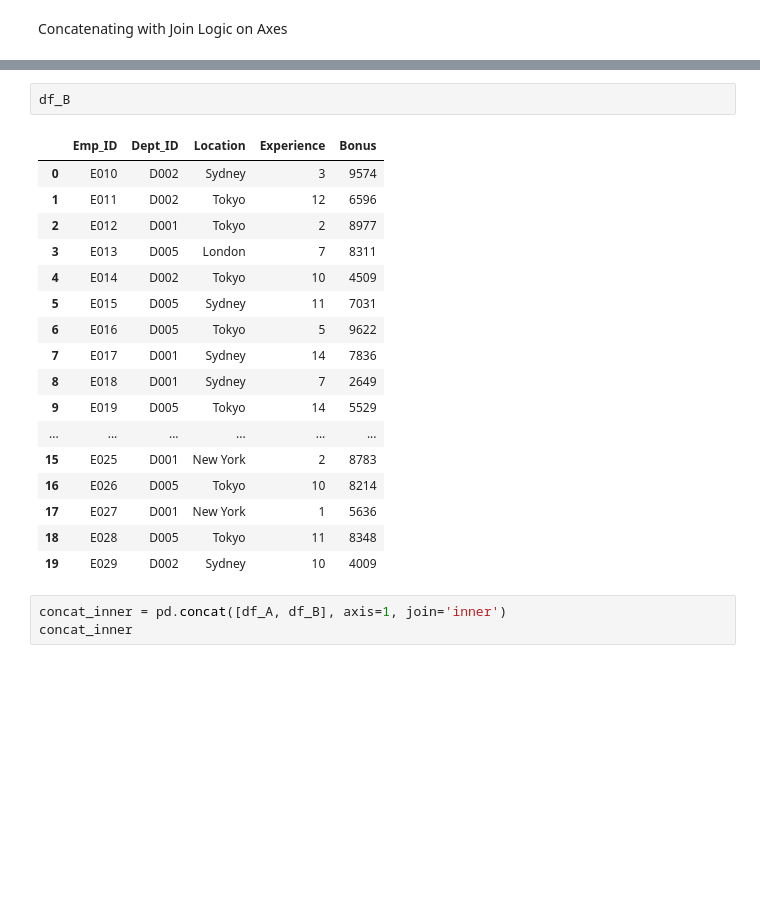
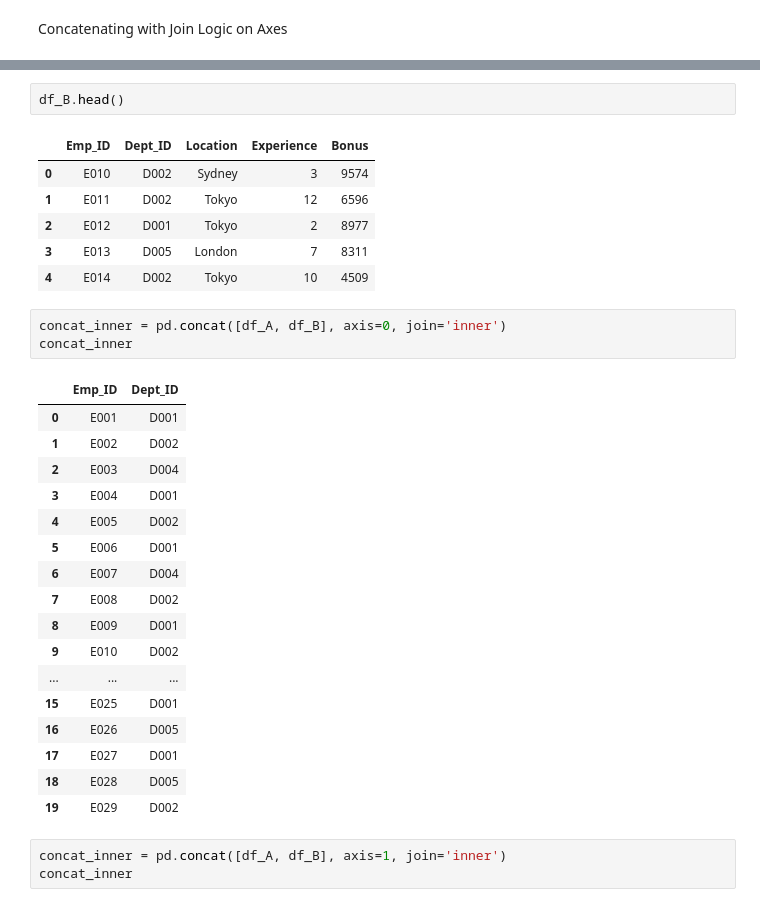
Before and after one commit to susara-ouchi/DA-2013---Scripts, a Jupyter notebook: Week 05/merging_examples.ipynb, the cells around one changed output, grey strips where cells are left out. Saved outputs shown, nothing was run; the diff lists cells and outputs as text; blank space fills up the shorter version.

```diff
--- a/Week 05/merging_examples.ipynb
+++ b/Week 05/merging_examples.ipynb
@@ -471,23 +519,33 @@ df_A
 # %%
-df_B
+df_B.head()
 # %% [output]
 |  | Emp_ID | Dept_ID | Location | Experience | Bonus |
 | 0 | E010 | D002 | Sydney | 3 | 9574 |
 | 1 | E011 | D002 | Tokyo | 12 | 6596 |
 | 2 | E012 | D001 | Tokyo | 2 | 8977 |
 | 3 | E013 | D005 | London | 7 | 8311 |
 | 4 | E014 | D002 | Tokyo | 10 | 4509 |
-| 5 | E015 | D005 | Sydney | 11 | 7031 |
-| 6 | E016 | D005 | Tokyo | 5 | 9622 |
-| 7 | E017 | D001 | Sydney | 14 | 7836 |
-| 8 | E018 | D001 | Sydney | 7 | 2649 |
-| 9 | E019 | D005 | Tokyo | 14 | 5529 |
-| ... | ... | ... | ... | ... | ... |
-| 15 | E025 | D001 | New York | 2 | 8783 |
-| 16 | E026 | D005 | Tokyo | 10 | 8214 |
-| 17 | E027 | D001 | New York | 1 | 5636 |
-| 18 | E028 | D005 | Tokyo | 11 | 8348 |
-| 19 | E029 | D002 | Sydney | 10 | 4009 |
+# %%
+concat_inner = pd.concat([df_A, df_B], axis=0, join='inner')
+concat_inner
+# %% [output]
+|  | Emp_ID | Dept_ID |
+| 0 | E001 | D001 |
+| 1 | E002 | D002 |
+| 2 | E003 | D004 |
+| 3 | E004 | D001 |
+| 4 | E005 | D002 |
+| 5 | E006 | D001 |
+| 6 | E007 | D004 |
+| 7 | E008 | D002 |
+| 8 | E009 | D001 |
+| 9 | E010 | D002 |
+| ... | ... | ... |
+| 15 | E025 | D001 |
+| 16 | E026 | D005 |
+| 17 | E027 | D001 |
+| 18 | E028 | D005 |
+| 19 | E029 | D002 |
 # %%
 concat_inner = pd.concat([df_A, df_B], axis=1, join='inner')
 concat_inner
```
Also changed, not shown: parts of 11 cells of this notebook, 2 other files.
